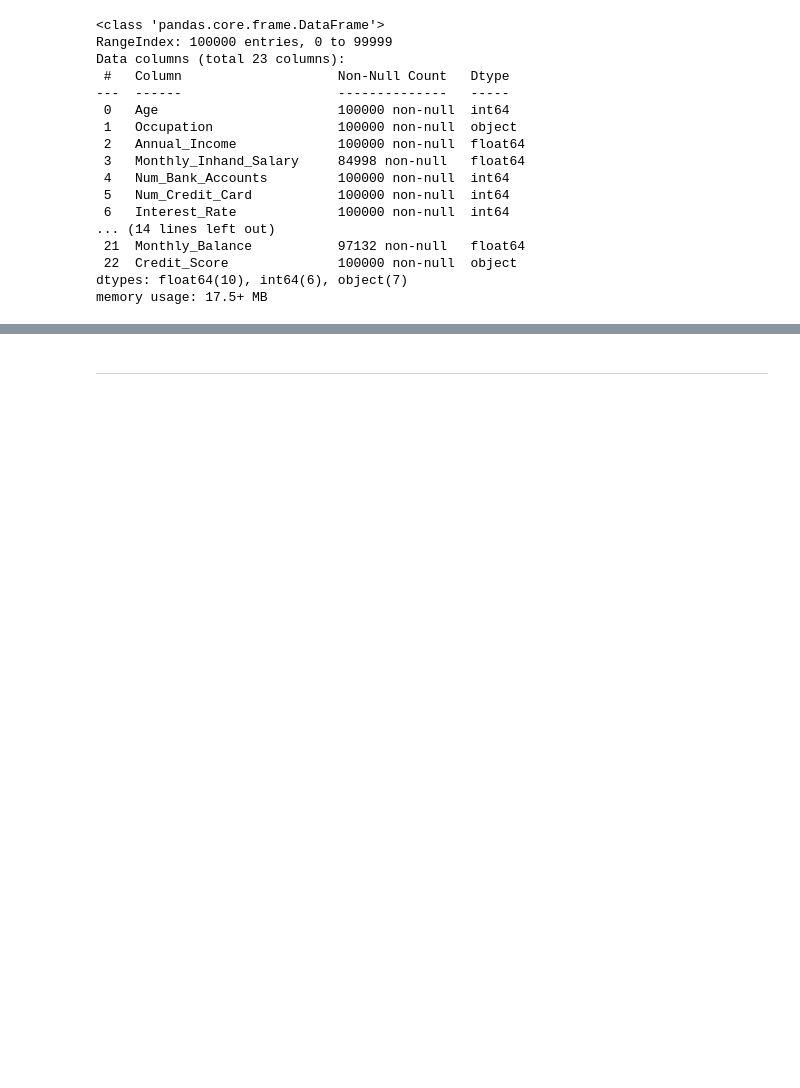
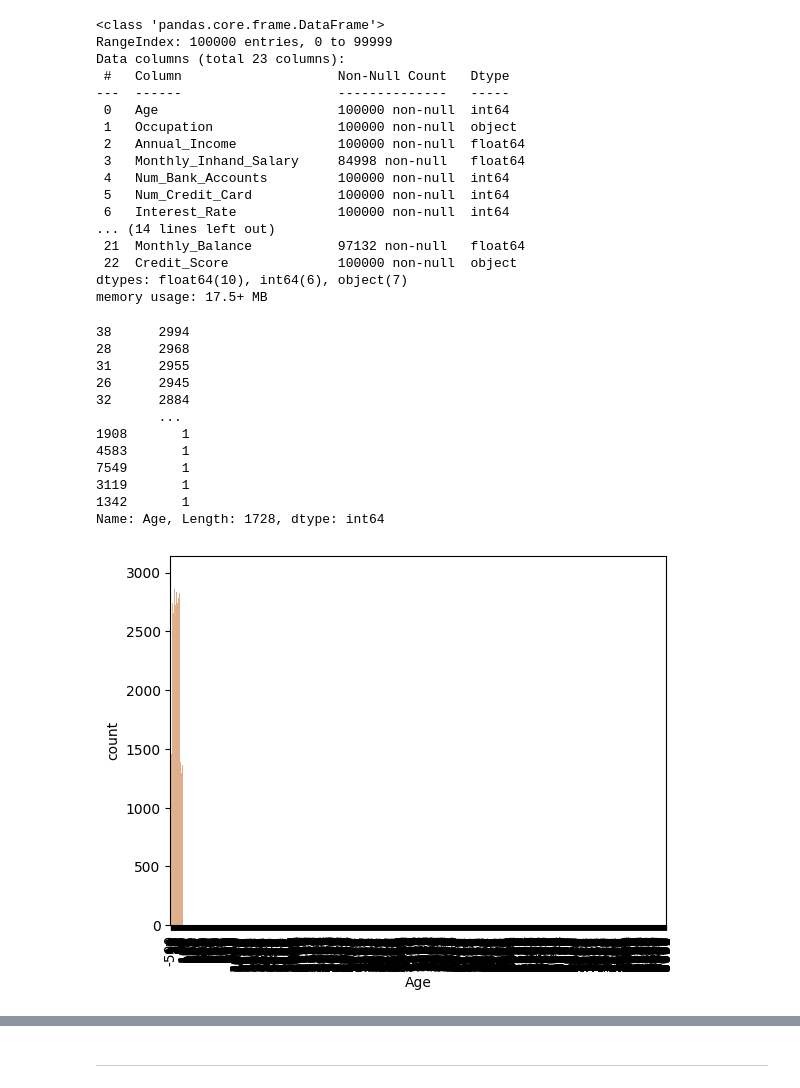
Before and after one commit to UnderCoverTable/Credit-Score-Classification, a Jupyter notebook: EDA.ipynb, the cells around one changed output, grey strips where cells are left out. Cells and saved outputs as stored; diff of their text form; code cells hidden in the pictures; blank space fills up the shorter version.

```diff
--- a/EDA.ipynb
+++ b/EDA.ipynb
@@ -244,0 +243,23 @@ credit_df[''].value_counts().plot(kind = 'bar');
+# %%
+feature = "Age"
+
+print(score_df[feature].value_counts())
+
+sns.countplot(data=score_df,x=feature,palette="flare");
+plt.xticks(rotation=90);
+
+#Has alot of bad entries
+# %% [output]
+38      2994
+28      2968
+31      2955
+26      2945
+32      2884
+        ...
+1908       1
+4583       1
+7549       1
+3119       1
+1342       1
+Name: Age, Length: 1728, dtype: int64
+[figure, added]
```
Also changed, not shown: parts of 15 cells of this notebook.
